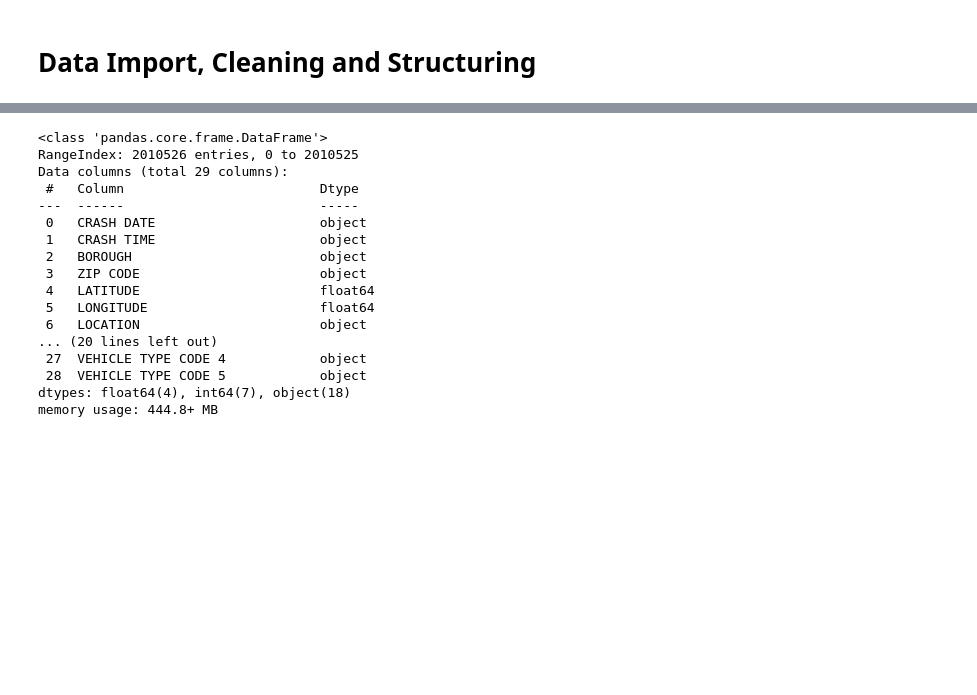
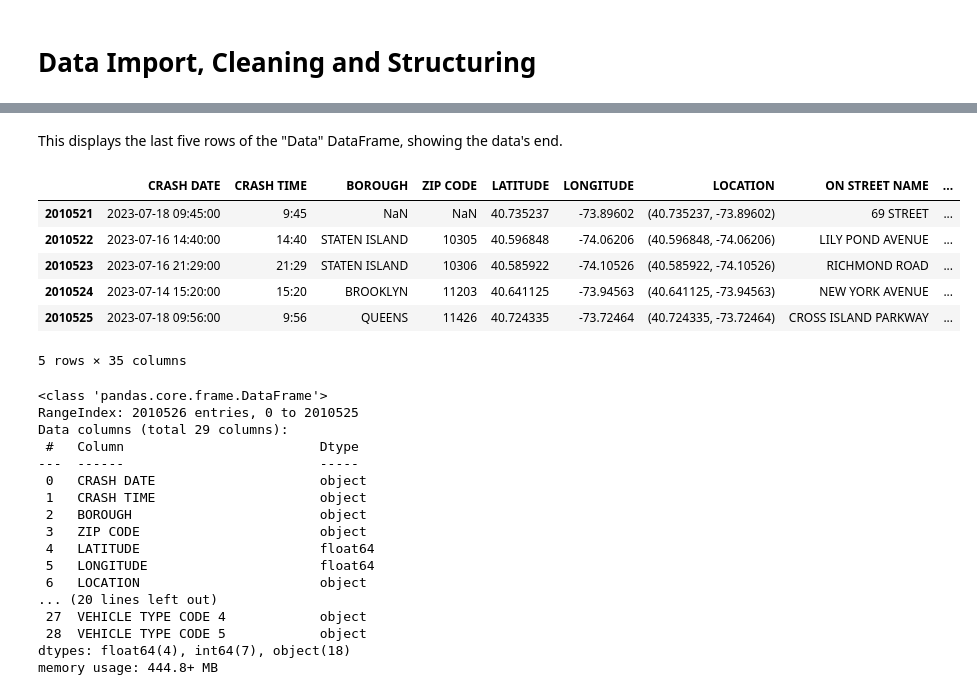
Before and after one commit to DanielGiedraitis/Data-Science-Machine-Learning-Portfolio, a Jupyter notebook: New York Motor Vehicle Collisions/new-york-vehicle-collisions-analysis.ipynb, the cells around one changed output, grey strips where cells are left out. Drawn from its saved outputs; the diff is of its cells as text; code cells hidden in the pictures; blank space fills up the shorter version.

```diff
--- a/New York Motor Vehicle Collisions/new-york-vehicle-collisions-analysis.ipynb
+++ b/New York Motor Vehicle Collisions/new-york-vehicle-collisions-analysis.ipynb
@@ -11,3 +23,15 @@ Data = pd.read_csv('Motor_Vehicle_Collisions_-_Crashes.csv', low_memory=False)
+# %% [markdown]
+This displays the last five rows of the "Data" DataFrame, showing the data's end.
+# %%
+Data.tail()
+# %% [output]
+|  | CRASH DATE | CRASH TIME | BOROUGH | ZIP CODE | LATITUDE | LONGITUDE | LOCATION | ON STREET NAME | ... |
+| 2010521 | 2023-07-18 09:45:00 | 9:45 | NaN | NaN | 40.735237 | -73.89602 | (40.735237, -73.89602) | 69 STREET | ... |
+| 2010522 | 2023-07-16 14:40:00 | 14:40 | STATEN ISLAND | 10305 | 40.596848 | -74.06206 | (40.596848, -74.06206) | LILY POND AVENUE | ... |
+| 2010523 | 2023-07-16 21:29:00 | 21:29 | STATEN ISLAND | 10306 | 40.585922 | -74.10526 | (40.585922, -74.10526) | RICHMOND ROAD | ... |
+| 2010524 | 2023-07-14 15:20:00 | 15:20 | BROOKLYN | 11203 | 40.641125 | -73.94563 | (40.641125, -73.94563) | NEW YORK AVENUE | ... |
+| 2010525 | 2023-07-18 09:56:00 | 9:56 | QUEENS | 11426 | 40.724335 | -73.72464 | (40.724335, -73.72464) | CROSS ISLAND PARKWAY | ... |
+5 rows × 35 columns
 # %%
 Data.info()
 # %% [output]
```
Also changed, not shown: parts of 2 cells of this notebook.
